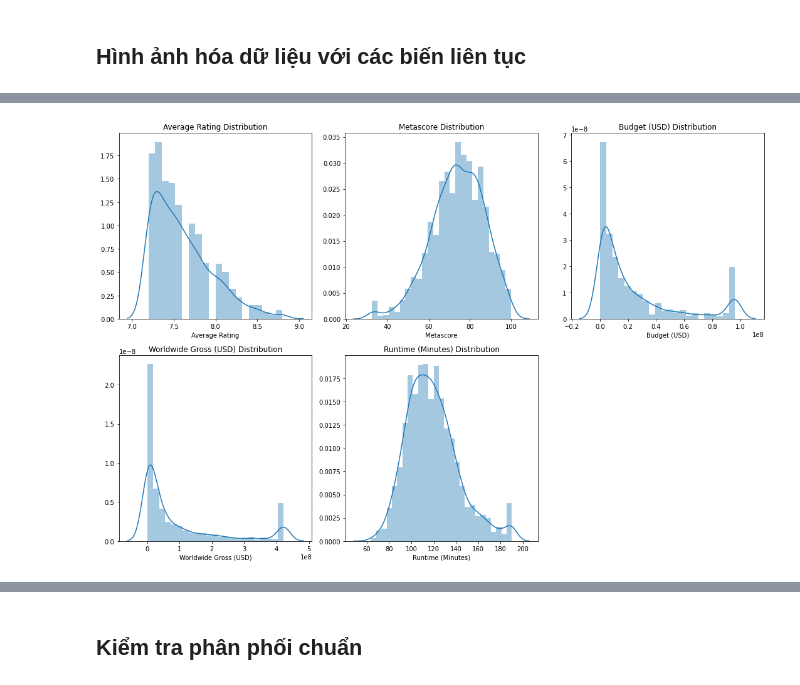
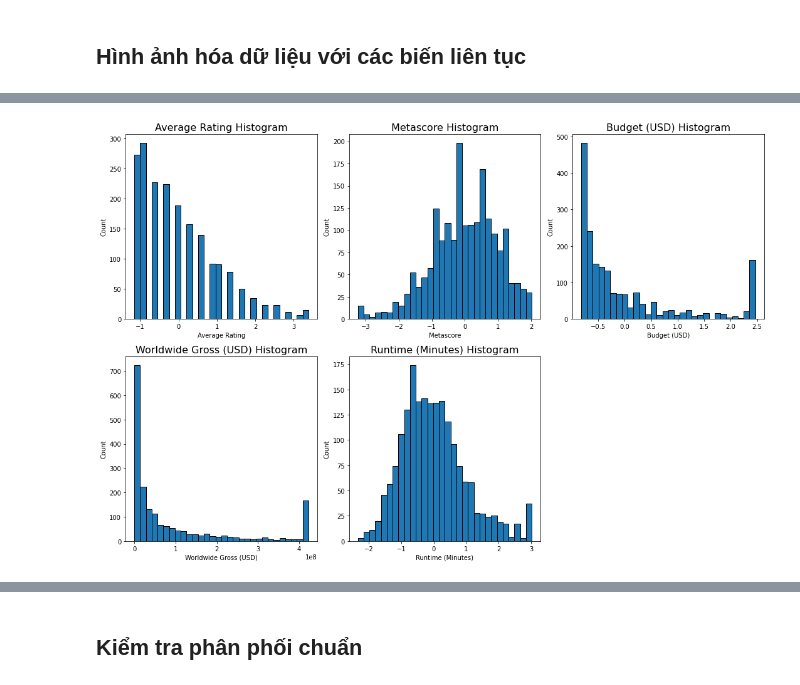
Before and after one commit to understandnhi/DeAn-NgocHieuNhi, a Jupyter notebook: EDA3.ipynb, the cells around one changed output, grey strips where cells are left out. Saved outputs shown, nothing was run; the diff lists cells and outputs as text; code cells hidden in the pictures.

```diff
--- a/EDA3.ipynb
+++ b/EDA3.ipynb
@@ -825,0 +923,15 @@ Ngưỡng dưới và ngưỡng trên của cột `Worldwide Gross (USD)` là (-
+# %%
+from sklearn.preprocessing import StandardScaler
+
+# Xác định các cột liên tục cần chuẩn hóa
+cols_to_scale = ['Budget (USD)', 'Runtime (Minutes)', 'Average Rating', 'Metascore']
+
+# Khởi tạo và fit scaler
+scaler = StandardScaler()
+scaled_array = scaler.fit_transform(df[cols_to_scale])
+
+# Ghi đè các cột đã chuẩn hóa vào df gốc
+df[cols_to_scale] = scaled_array
+
+# Kiểm tra 5 dòng đầu tiên sau khi chuẩn hóa
+df.head()
@@ -850,25 +947,26 @@ memory usage: 195.6+ KB
 # %%
-import seaborn as sns
 import matplotlib.pyplot as plt
 
 numeric_cols = ['Average Rating', 'Metascore',
                 'Budget (USD)', 'Worldwide Gross (USD)', 'Runtime (Minutes)']
 
 # Tính toán số lượng subplot cần thiết
 n = (len(numeric_cols) + 2) // 3
 fig, axes = plt.subplots(n, 3, figsize=(15, n * 5))
 axes = axes.flatten()
 
-# Vẽ biểu đồ phân phối cho từng cột numeric
+# Vẽ biểu đồ Histogram cho từng cột numeric
 for i, col in enumerate(numeric_cols):
-    sns.distplot(df[col], ax=axes[i], kde=True)  # Thay histplot bằng distplot
-    axes[i].set_title(f"{col} Distribution")
+    axes[i].hist(df[col], bins=30, edgecolor='black')  # Sử dụng plt.hist
+    axes[i].set_title(f"{col} Histogram", fontsize=16)
+    axes[i].set_xlabel(col)
+    axes[i].set_ylabel('Count')
 
 # Ẩn các subplot thừa
 for j in range(i + 1, len(axes)):
     axes[j].set_visible(False)
 
 plt.tight_layout()
 plt.show()
 # %% [output]
-[figure, old version]
+[figure, new version]
```
Also changed, not shown: parts of 41 cells of this notebook.
